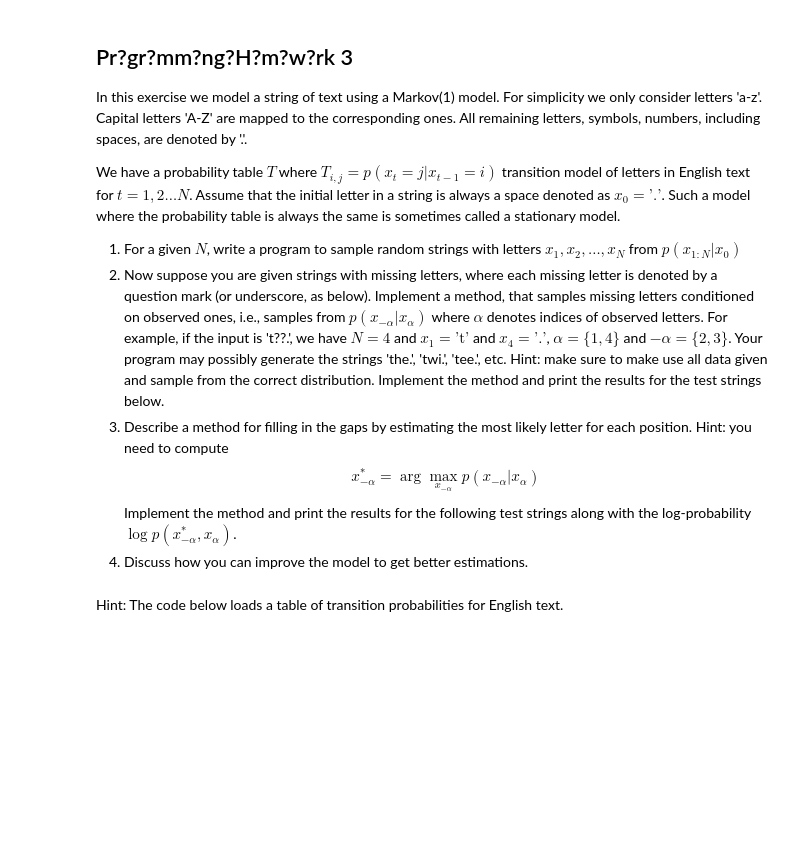
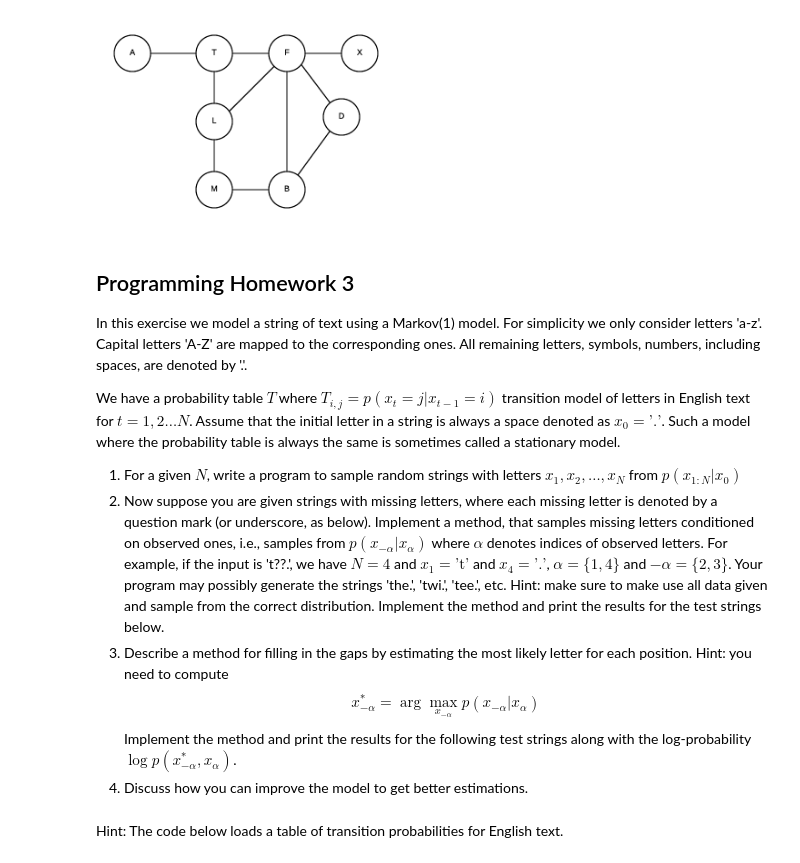
Before and after one commit to CMPE547-Spring-2017-Bogazici/hw3, a Jupyter notebook: Markov Chain of Letters.ipynb, the cells around one changed output. Drawn from its saved outputs; the diff is of its cells as text; code cells hidden in the pictures; blank space fills up the shorter version.

```diff
--- a/Markov Chain of Letters.ipynb
+++ b/Markov Chain of Letters.ipynb
@@ -8,5 +20,10 @@ I hereby declare that I observed the honour code of the university when preparin
+# %%
+from IPython.display import Image as im
+Image("graph3.png",width=300)
+# %% [output]
+[figure, added]
 # %% [markdown]
-## Pr?gr?mm?ng?H?m?w?rk 3
+## Programming Homework 3
 
 In this exercise we model a string of text using a Markov(1) model. For simplicity we only consider letters 'a-z'. Capital letters 'A-Z' are mapped to the corresponding ones. All remaining letters, symbols, numbers, including spaces, are denoted by '.'.
 
```
Also changed, not shown: parts of 10 cells of this notebook, 3 other files.
